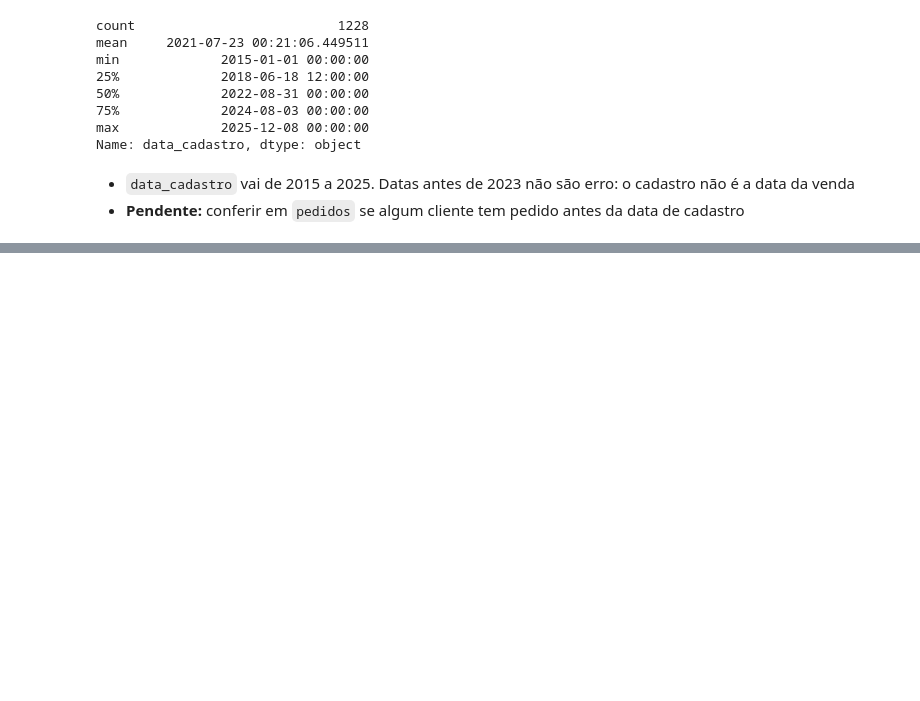
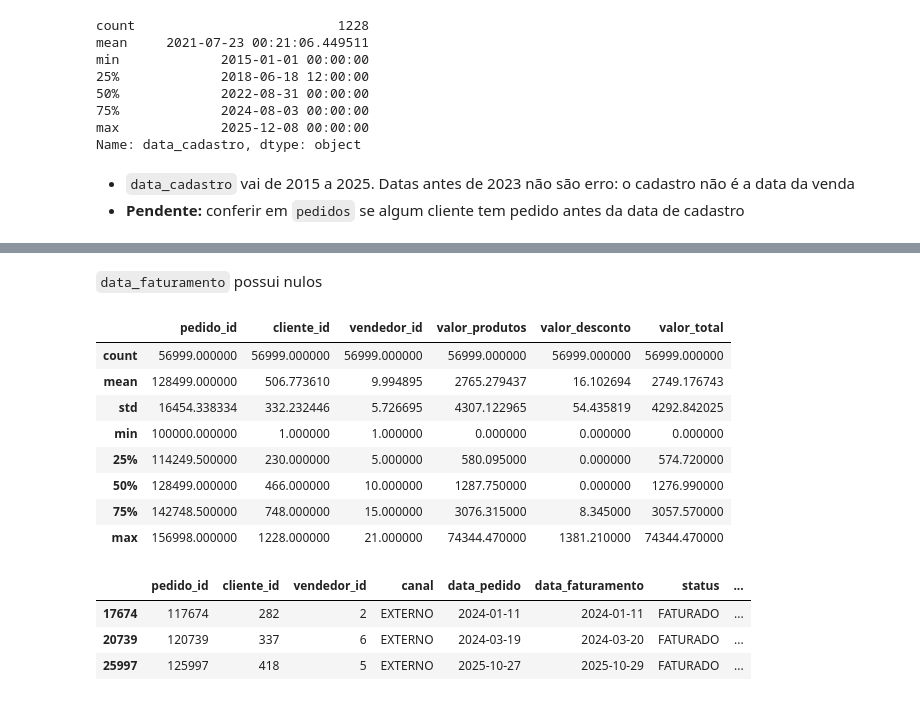
Before and after one commit to fernandesnic/distribuidora-vale-sul, a Jupyter notebook: notebooks/01_exploracao.ipynb, the cells around one changed output, grey strips where cells are left out. Saved outputs shown, nothing was run; the diff lists cells and outputs as text; code cells hidden in the pictures; blank space fills up the shorter version.

```diff
--- a/notebooks/01_exploracao.ipynb
+++ b/notebooks/01_exploracao.ipynb
@@ -151,0 +322,21 @@ Name: data_cadastro, dtype: object
+# %% [markdown]
+`data_faturamento` possui nulos
+# %%
+pedidos.describe()
+# %% [output]
+|  | pedido_id | cliente_id | vendedor_id | valor_produtos | valor_desconto | valor_total |
+| count | 56999.000000 | 56999.000000 | 56999.000000 | 56999.000000 | 56999.000000 | 56999.000000 |
+| mean | 128499.000000 | 506.773610 | 9.994895 | 2765.279437 | 16.102694 | 2749.176743 |
+| std | 16454.338334 | 332.232446 | 5.726695 | 4307.122965 | 54.435819 | 4292.842025 |
+| min | 100000.000000 | 1.000000 | 1.000000 | 0.000000 | 0.000000 | 0.000000 |
+| 25% | 114249.500000 | 230.000000 | 5.000000 | 580.095000 | 0.000000 | 574.720000 |
+| 50% | 128499.000000 | 466.000000 | 10.000000 | 1287.750000 | 0.000000 | 1276.990000 |
+| 75% | 142748.500000 | 748.000000 | 15.000000 | 3076.315000 | 8.345000 | 3057.570000 |
+| max | 156998.000000 | 1228.000000 | 21.000000 | 74344.470000 | 1381.210000 | 74344.470000 |
+# %%
+pedidos[ pedidos["valor_produtos"] == 0 ]
+# %% [output]
+|  | pedido_id | cliente_id | vendedor_id | canal | data_pedido | data_faturamento | status | ... |
+| 17674 | 117674 | 282 | 2 | EXTERNO | 2024-01-11 | 2024-01-11 | FATURADO | ... |
+| 20739 | 120739 | 337 | 6 | EXTERNO | 2024-03-19 | 2024-03-20 | FATURADO | ... |
+| 25997 | 125997 | 418 | 5 | EXTERNO | 2025-10-27 | 2025-10-29 | FATURADO | ... |
```
Also changed, not shown: parts of 38 cells of this notebook.
